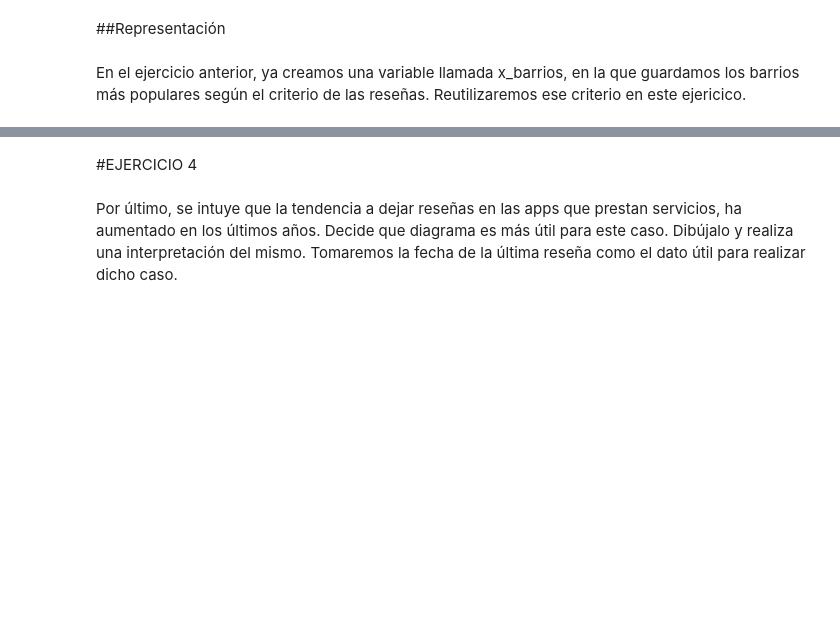
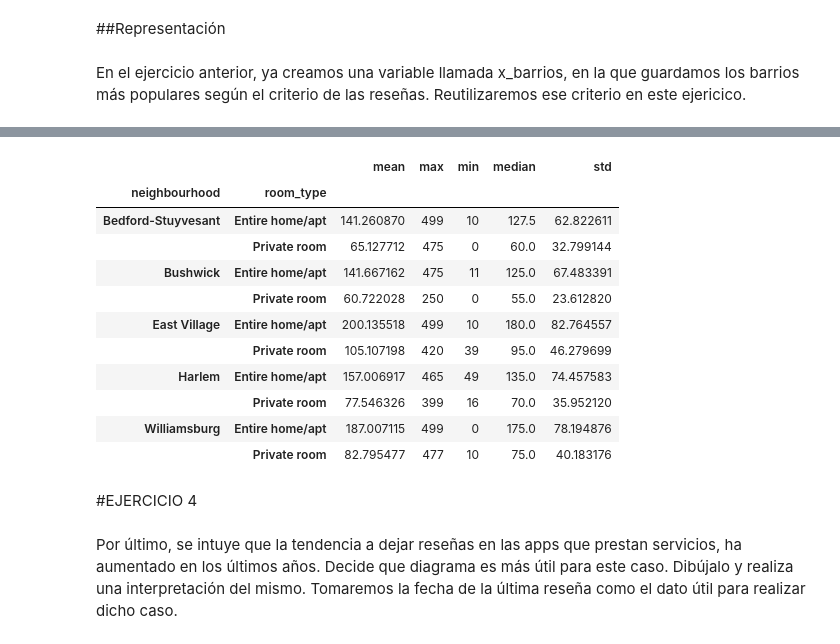
Before and after one commit to PilarAriasVazquez/MineriaL1P1, a Jupyter notebook: L1P1.ipynb, the cells around one changed output, grey strips where cells are left out. Saved outputs shown, nothing was run; the diff lists cells and outputs as text; code cells hidden in the pictures; blank space fills up the shorter version.

```diff
--- a/L1P1.ipynb
+++ b/L1P1.ipynb
@@ -645,3 +645,18 @@ df.loc[df['room_type']!='Shared room',:]
+# %%
+df_draw.groupby(['neighbourhood','room_type'])['price'].agg(['mean','max', 'min', 'median', 'std'])
+# %% [output]
+|  |  | mean | max | min | median | std |
+| neighbourhood | room_type |  |  |  |  |  |
+| Bedford-Stuyvesant | Entire home/apt | 141.260870 | 499 | 10 | 127.5 | 62.822611 |
+|  | Private room | 65.127712 | 475 | 0 | 60.0 | 32.799144 |
+| Bushwick | Entire home/apt | 141.667162 | 475 | 11 | 125.0 | 67.483391 |
+|  | Private room | 60.722028 | 250 | 0 | 55.0 | 23.612820 |
+| East Village | Entire home/apt | 200.135518 | 499 | 10 | 180.0 | 82.764557 |
+|  | Private room | 105.107198 | 420 | 39 | 95.0 | 46.279699 |
+| Harlem | Entire home/apt | 157.006917 | 465 | 49 | 135.0 | 74.457583 |
+|  | Private room | 77.546326 | 399 | 16 | 70.0 | 35.952120 |
+| Williamsburg | Entire home/apt | 187.007115 | 499 | 0 | 175.0 | 78.194876 |
+|  | Private room | 82.795477 | 477 | 10 | 75.0 | 40.183176 |
 # %% [markdown]
 #EJERCICIO 4
 # %% [markdown]
```
Also changed, not shown: parts of 12 cells of this notebook.
